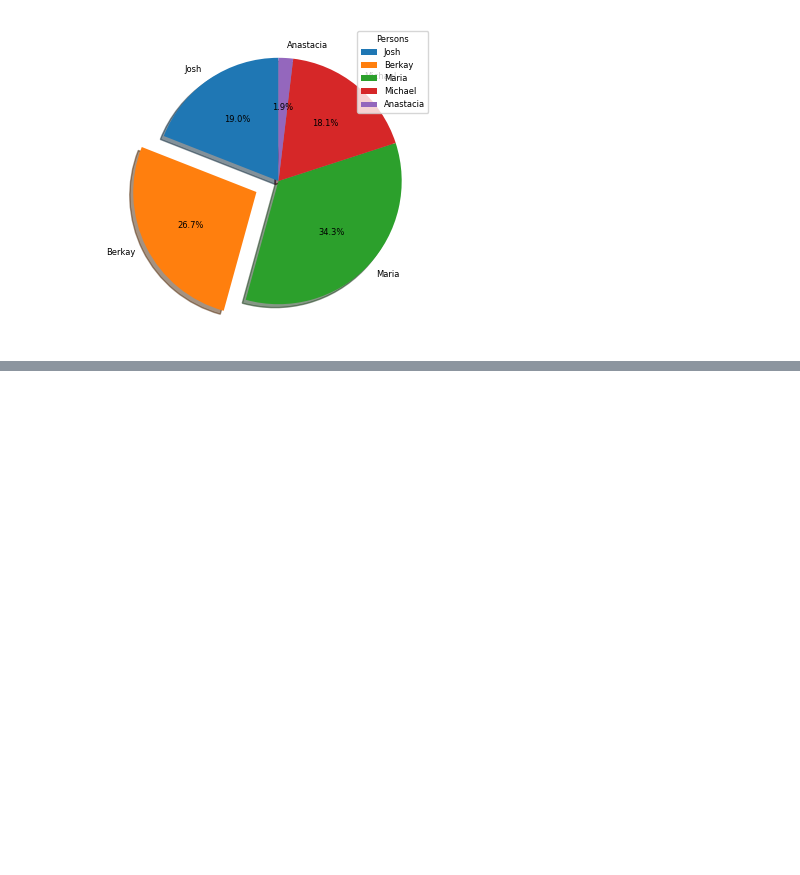
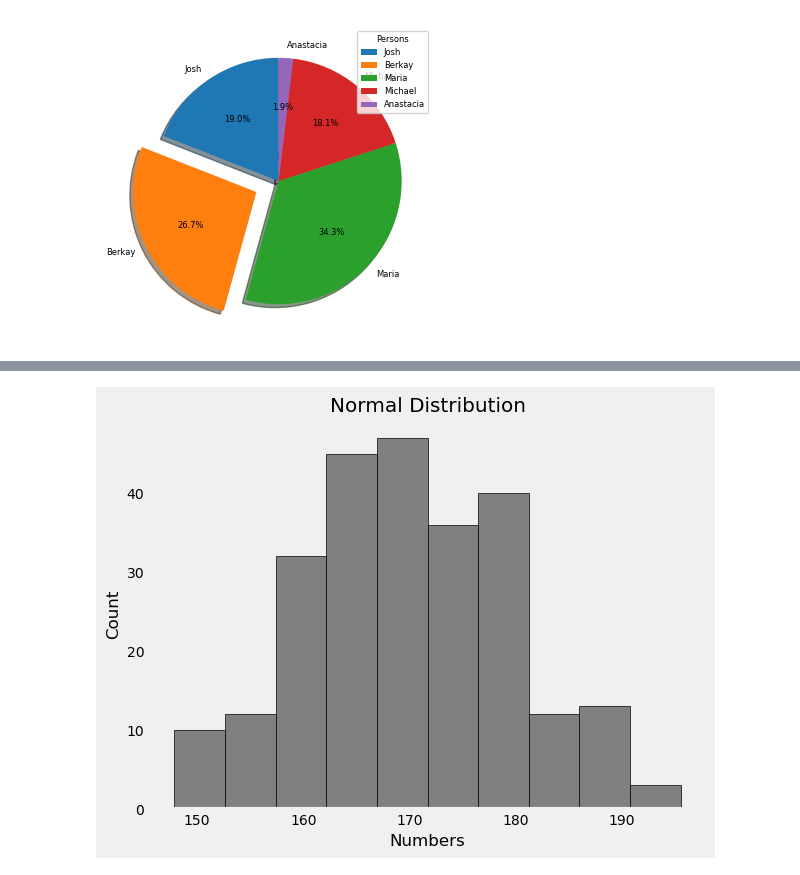
Before and after one commit to cyberscorpion/fync-cohort-7, a Jupyter notebook: 14. Matplotlib.ipynb, the cells around one changed output, grey strips where cells are left out. Saved outputs shown, nothing was run; the diff lists cells and outputs as text; code cells hidden in the pictures; blank space fills up the shorter version.

```diff
--- a/14. Matplotlib.ipynb
+++ b/14. Matplotlib.ipynb
@@ -267,0 +274,3 @@ plt.show()
+# %%
+x = np.random.normal(170, 10, 250)
+print(x)
@@ -267,0 +295,8 @@ plt.show()
+# %%
+plt.hist(x, color='gray', edgecolor = 'black')
+plt.title("Normal Distribution")
+plt.xlabel("Numbers")
+plt.ylabel("Count")
+plt.grid(False)
+# %% [output]
+[figure, added]
```
Also changed, not shown: parts of 8 cells of this notebook.
